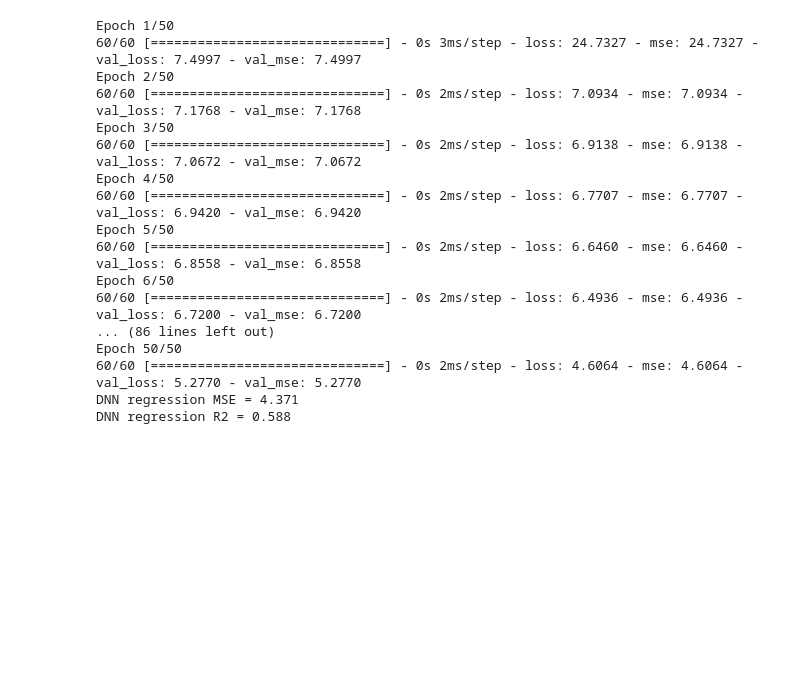
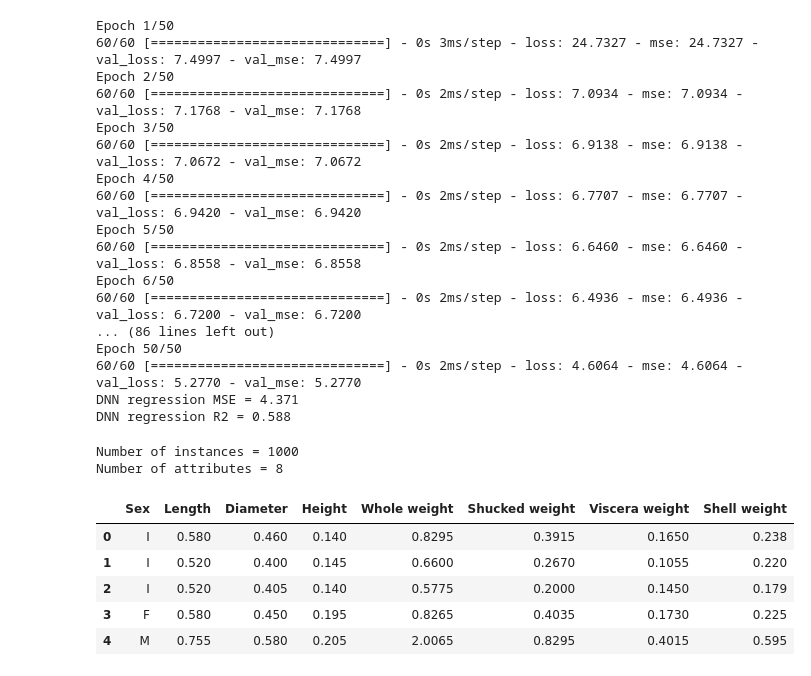
Before and after one commit to redvp/uqo-applied-ai-regression, a Jupyter notebook: regression.ipynb, the cells around one changed output. Drawn from its saved outputs; the diff is of its cells as text; code cells hidden in the pictures; blank space fills up the shorter version.

Commit message:
feat: blind test predictions

```diff
--- a/regression.ipynb
+++ b/regression.ipynb
@@ -265,3 +265,18 @@ Epoch 50/50
 60/60 [==============================] - 0s 2ms/step - loss: 4.6064 - mse: 4.6064 - val_loss: 5.2770 - val_mse: 5.2770
 DNN regression MSE = 4.371
 DNN regression R2 = 0.588
+# %%
+# Load blind test data
+blind_df = pd.read_csv('Blind_test.csv')
+print('Number of instances = %d' % (blind_df.shape[0]))
+print('Number of attributes = %d' % (blind_df.shape[1]))
+blind_df.head()
+# %% [output]
+Number of instances = 1000
+Number of attributes = 8
+|  | Sex | Length | Diameter | Height | Whole weight | Shucked weight | Viscera weight | Shell weight |
+| 0 | I | 0.580 | 0.460 | 0.140 | 0.8295 | 0.3915 | 0.1650 | 0.238 |
+| 1 | I | 0.520 | 0.400 | 0.145 | 0.6600 | 0.2670 | 0.1055 | 0.220 |
+| 2 | I | 0.520 | 0.405 | 0.140 | 0.5775 | 0.2000 | 0.1450 | 0.179 |
+| 3 | F | 0.580 | 0.450 | 0.195 | 0.8265 | 0.4035 | 0.1730 | 0.225 |
+| 4 | M | 0.755 | 0.580 | 0.205 | 2.0065 | 0.8295 | 0.4015 | 0.595 |
```
Also changed, not shown: parts of 1 cell of this notebook, 2 other files.
